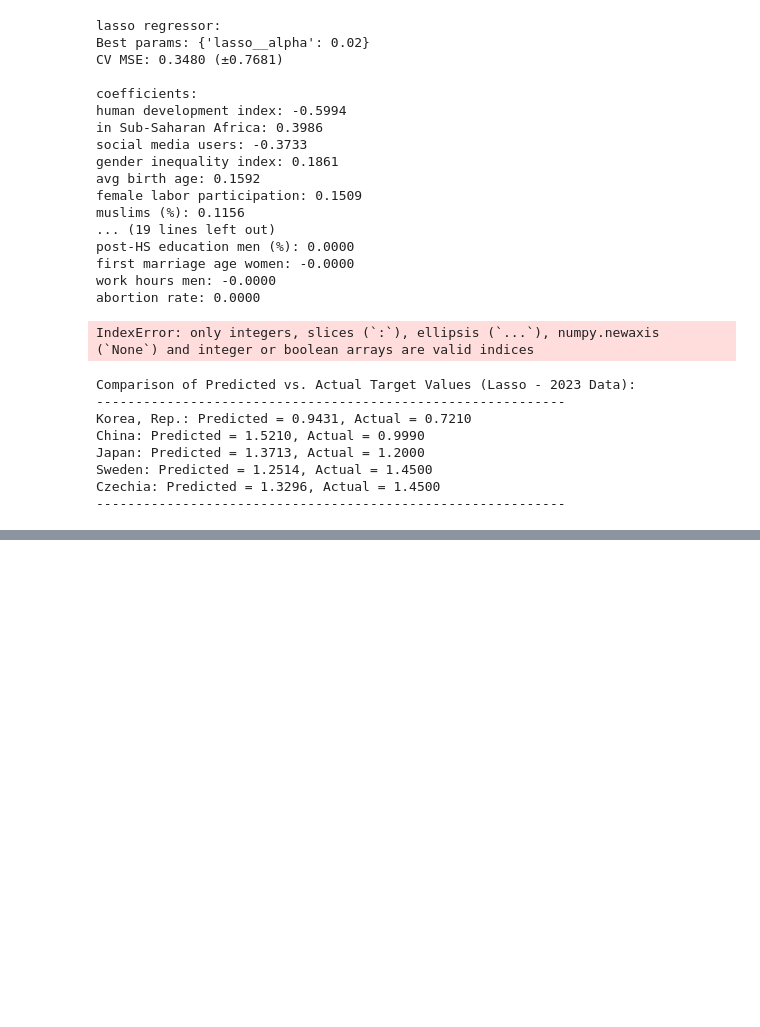
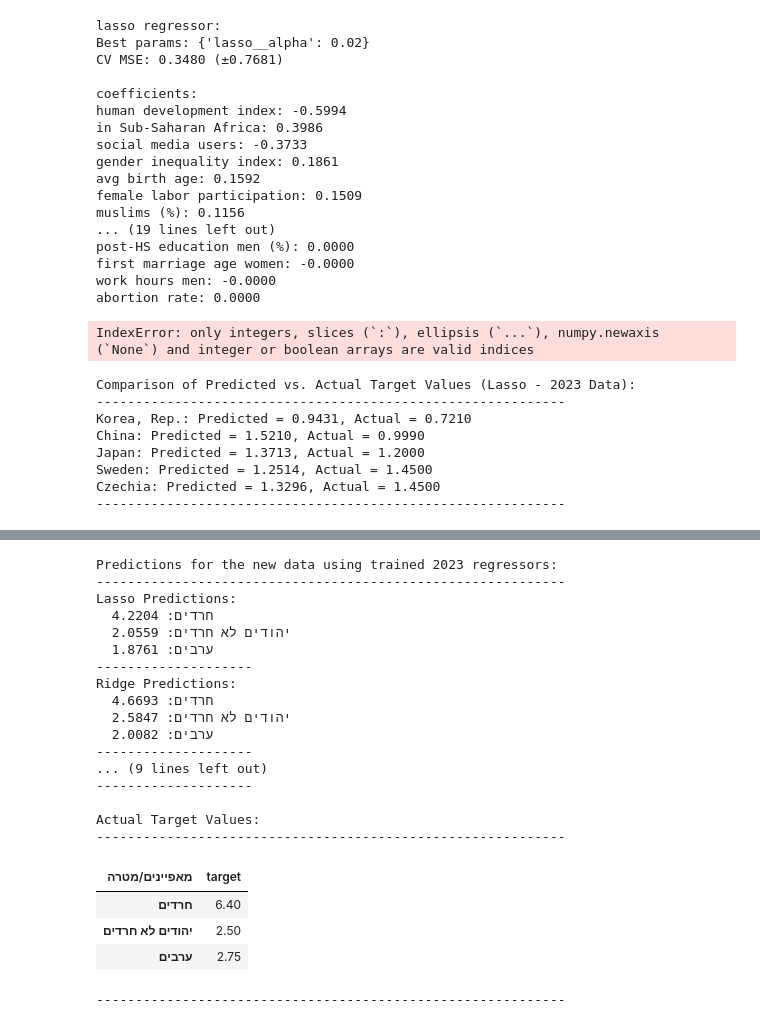
Before and after one commit to tomik062/AI_Project, a Jupyter notebook: notebook.ipynb, the cells around one changed output, grey strips where cells are left out. Drawn from its saved outputs; the diff is of its cells as text; code cells hidden in the pictures; blank space fills up the shorter version.

```diff
--- a/notebook.ipynb
+++ b/notebook.ipynb
@@ -1027,0 +1203,73 @@ Czechia: Predicted = 1.3296, Actual = 1.4500
+# %%
+# Ensure the new features_df has the same columns as X_train_2023 in the same order
+# This is crucial for correct prediction with the trained models and scalers.
+# We will reindex features_df to match the columns of X_train_2023.
+features_df_reindexed = features_df.reindex(columns=X_train_2023.columns)
+
+# Apply the same scaling as used for the 2023 training data
+# Assuming scaler_2023 was defined and fitted during the 2023 data analysis
+# If not, we would need to re-initialize and fit it on X_train_2023
+# For now, we assume it's available from the previous execution.
+# If not, the code will fail, and we can address it then.
+
+# Create a scaler instance and fit it to the original 2023 training data
+# This ensures the new data is scaled using the same parameters
+scaler_2023_predict = Scaling2023()
+scaler_2023_predict.fit(X_train_2023)
+
+# Transform the new features data
+features_df_scaled = scaler_2023_predict.transform(features_df_reindexed)
+
+
+print("Predictions for the new data using trained 2023 regressors:")
+print("-" * 60)
+
+# Predict using each of the trained regressors (assuming they are available from previous runs)
+# lasso_gs_2023, elastic_net_gs_2023, rf_gs_2023, xgb_gs_2023
+
+regressors_2023 = {
+    "Lasso": lasso_gs_2023.best_estimator_,
+    "Ridge": ridge_gs_2023.best_estimator_,
+    "Random Forest": rf_gs_2023.best_estimator_,
+    "XGBoost": xgb_gs_2023.best_estimator_
+}
+
+for name, estimator in regressors_2023.items():
+    # Predict on the scaled new features
+    # Note: The estimators within the pipeline handle the scaling internally
+    # So we use the original features_df_reindexed here, as the pipeline expects unscaled data.
+    predicted_target = estimator.predict(features_df_reindexed)
+
+    print(f"{name} Predictions:")
+    for index, prediction in zip(features_df_reindexed.index, predicted_target):
+        print(f"  {index}: {prediction:.4f}")
+    print("-" * 20)
+
+# Compare with actual target values
+print("\nActual Target Values:")
+print("-" * 60)
+display(target_df)
+print("-" * 60)
+# %% [output]
+Predictions for the new data using trained 2023 regressors:
+------------------------------------------------------------
+Lasso Predictions:
+  חרדים: 4.2204
+  יהודים לא חרדים: 2.0559
+  ערבים: 1.8761
+--------------------
+Ridge Predictions:
+  חרדים: 4.6693
+  יהודים לא חרדים: 2.5847
+  ערבים: 2.0082
+--------------------
+... (9 lines left out)
+--------------------
+
+Actual Target Values:
+------------------------------------------------------------
+| מאפיינים/מטרה | target |
+| חרדים | 6.40 |
+| יהודים לא חרדים | 2.50 |
+| ערבים | 2.75 |
+------------------------------------------------------------
```
Also changed, not shown: parts of 3 cells of this notebook.
